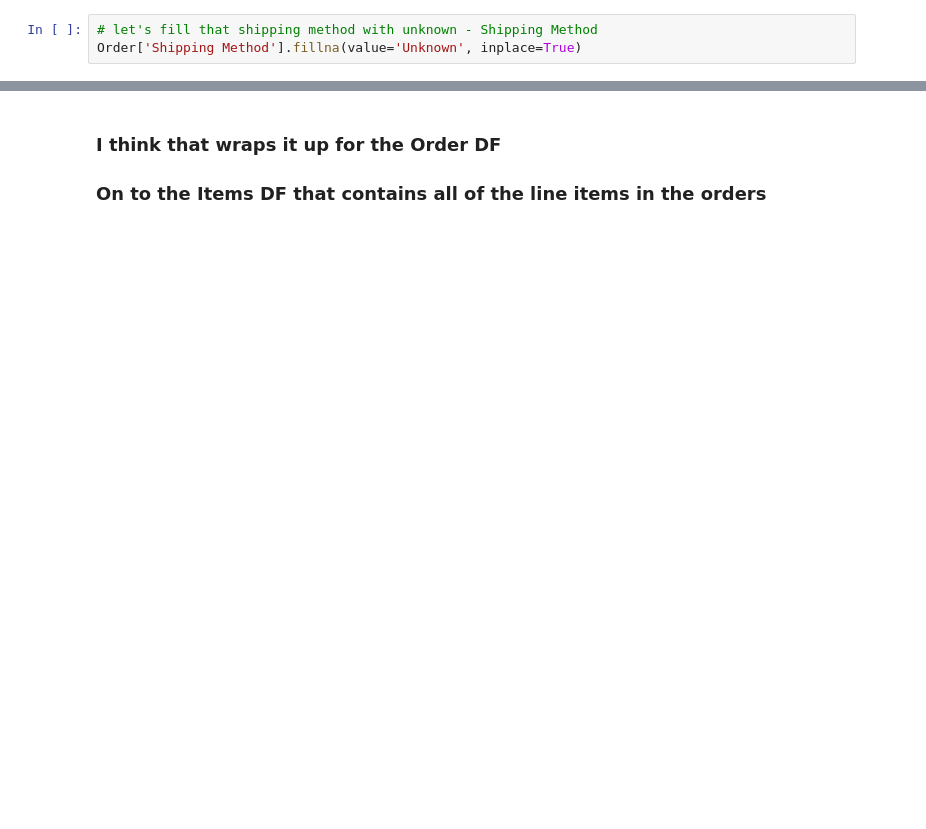
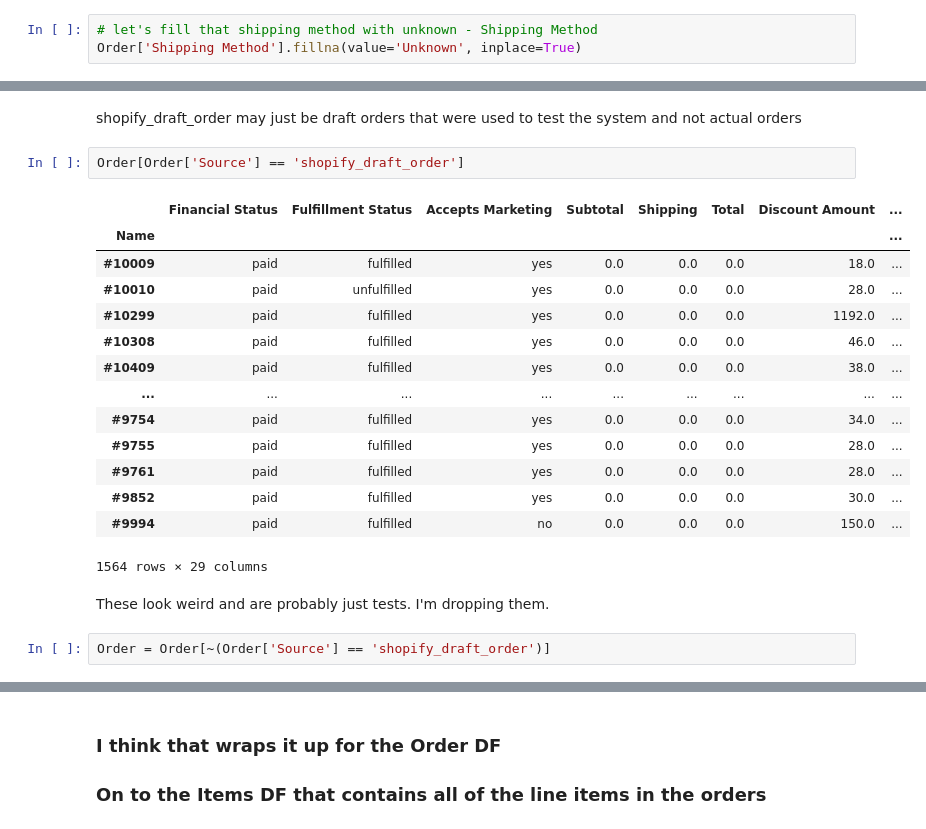
Before and after one commit to shahinrostami/Shopify-CLV, a Jupyter notebook: Cap2_cust_data_wrangling2.ipynb, the cells around one changed output, grey strips where cells are left out. Saved outputs shown, nothing was run; the diff lists cells and outputs as text; blank space fills up the shorter version.

```diff
--- a/Cap2_cust_data_wrangling2.ipynb
+++ b/Cap2_cust_data_wrangling2.ipynb
@@ -405,0 +440,23 @@ Order['Shipping Method'].fillna(value='Unknown', inplace=True)
+# %% [markdown]
+shopify_draft_order may just be draft orders that were used to test the system and not actual orders
+# %%
+Order[Order['Source'] == 'shopify_draft_order']
+# %% [output]
+|  | Financial Status | Fulfillment Status | Accepts Marketing | Subtotal | Shipping | Total | Discount Amount | ... |
+| Name |  |  |  |  |  |  |  | ... |
+| #10009 | paid | fulfilled | yes | 0.0 | 0.0 | 0.0 | 18.0 | ... |
+| #10010 | paid | unfulfilled | yes | 0.0 | 0.0 | 0.0 | 28.0 | ... |
+| #10299 | paid | fulfilled | yes | 0.0 | 0.0 | 0.0 | 1192.0 | ... |
+| #10308 | paid | fulfilled | yes | 0.0 | 0.0 | 0.0 | 46.0 | ... |
+| #10409 | paid | fulfilled | yes | 0.0 | 0.0 | 0.0 | 38.0 | ... |
+| ... | ... | ... | ... | ... | ... | ... | ... | ... |
+| #9754 | paid | fulfilled | yes | 0.0 | 0.0 | 0.0 | 34.0 | ... |
+| #9755 | paid | fulfilled | yes | 0.0 | 0.0 | 0.0 | 28.0 | ... |
+| #9761 | paid | fulfilled | yes | 0.0 | 0.0 | 0.0 | 28.0 | ... |
+| #9852 | paid | fulfilled | yes | 0.0 | 0.0 | 0.0 | 30.0 | ... |
+| #9994 | paid | fulfilled | no | 0.0 | 0.0 | 0.0 | 150.0 | ... |
+1564 rows × 29 columns
+# %% [markdown]
+These look weird and are probably just tests. I'm dropping them.
+# %%
+Order = Order[~(Order['Source'] == 'shopify_draft_order')]
```
Also changed, not shown: parts of 34 cells of this notebook, 4 other files.
